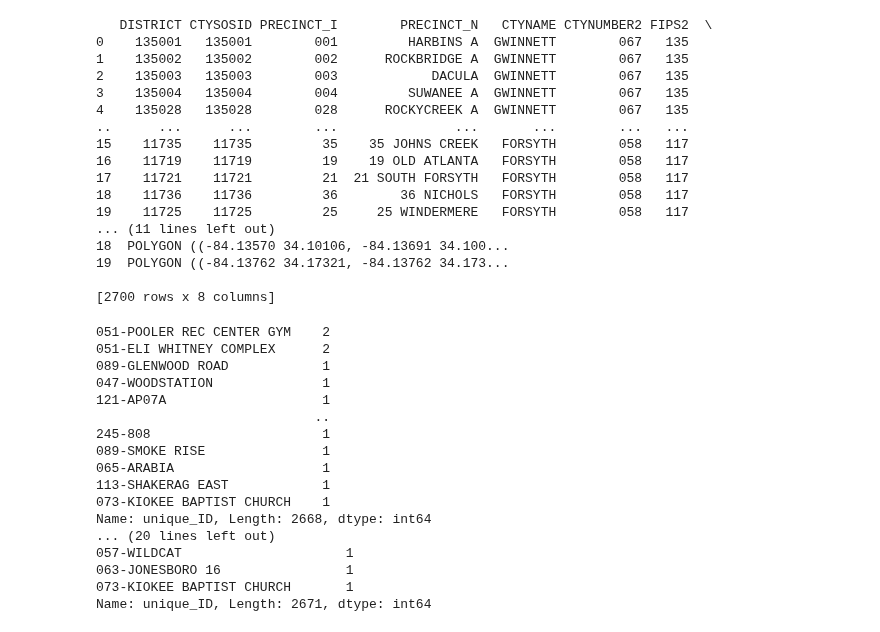
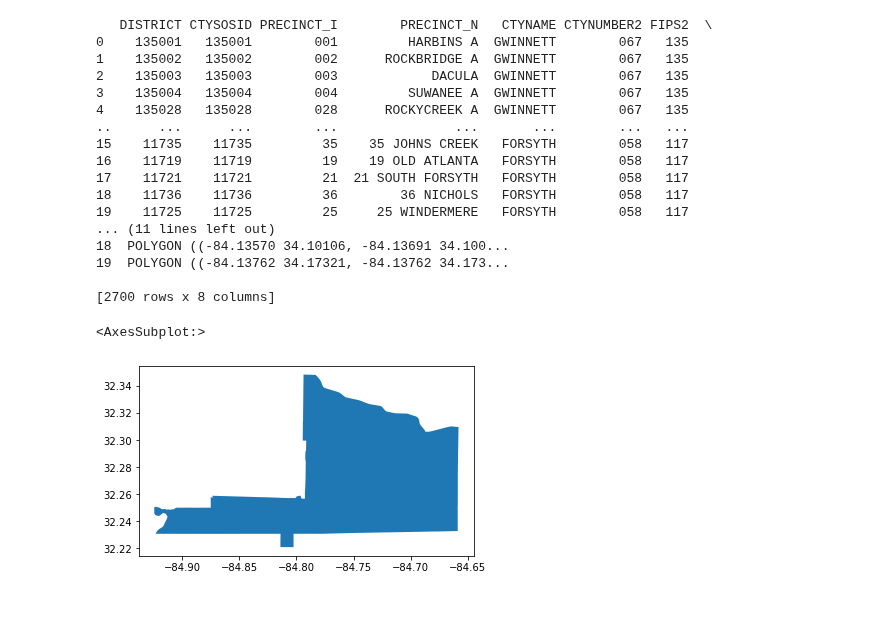
Before and after one commit to nonpartisan-redistricting-datahub/pdv-ga, a Jupyter notebook: vest-ga-2020/vest-ga-2020-validation.ipynb, the cells around one changed output. Cells and saved outputs as stored; diff of their text form; code cells hidden in the pictures.

```diff
--- a/vest-ga-2020/vest-ga-2020-validation.ipynb
+++ b/vest-ga-2020/vest-ga-2020-validation.ipynb
@@ -855,31 +1055,14 @@ print(ga_shapefile)
 19  POLYGON ((-84.13762 34.17321, -84.13762 34.173...
 
 [2700 rows x 8 columns]
-# %%
-print(ga_shapefile["unique_ID"].value_counts())
-print(ga_election["unique_ID"].value_counts())
-print(vest_ga_20["unique_ID"].value_counts())
-# %% [output]
-051-POOLER REC CENTER GYM    2
-051-ELI WHITNEY COMPLEX      2
-089-GLENWOOD ROAD            1
-047-WOODSTATION              1
-121-AP07A                    1
-                            ..
-245-808                      1
-089-SMOKE RISE               1
-065-ARABIA                   1
-113-SHAKERAG EAST            1
-073-KIOKEE BAPTIST CHURCH    1
-Name: unique_ID, Length: 2668, dtype: int64
-... (20 lines left out)
-057-WILDCAT                     1
-063-JONESBORO 16                1
-073-KIOKEE BAPTIST CHURCH       1
-Name: unique_ID, Length: 2671, dtype: int64
 # %%
 ga_shapefile["PRECINCT_N"] =ga_shapefile["PRECINCT_N"].str.upper()
 ga_shapefile["unique_ID"] = ga_shapefile["FIPS2"]+"-"+ga_shapefile["PRECINCT_N"]
+# %%
+ga_shapefile[ga_shapefile["CTYNAME"]=="CHATTAHOOCHEE"].plot()
+# %% [output]
+<AxesSubplot:>
+[figure, added]
 # %%
 join_attempt_3 = pd.merge(ga_election,ga_shapefile,how="outer",on="unique_ID",indicator=True)
 print(join_attempt_3["_merge"].value_counts())
```
Also changed, not shown: parts of 61 cells of this notebook.
